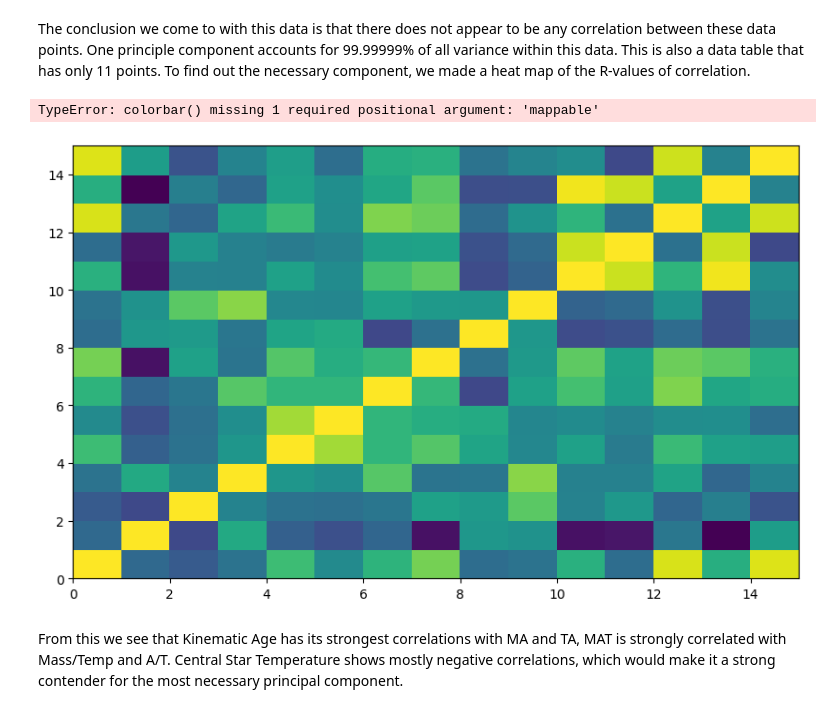
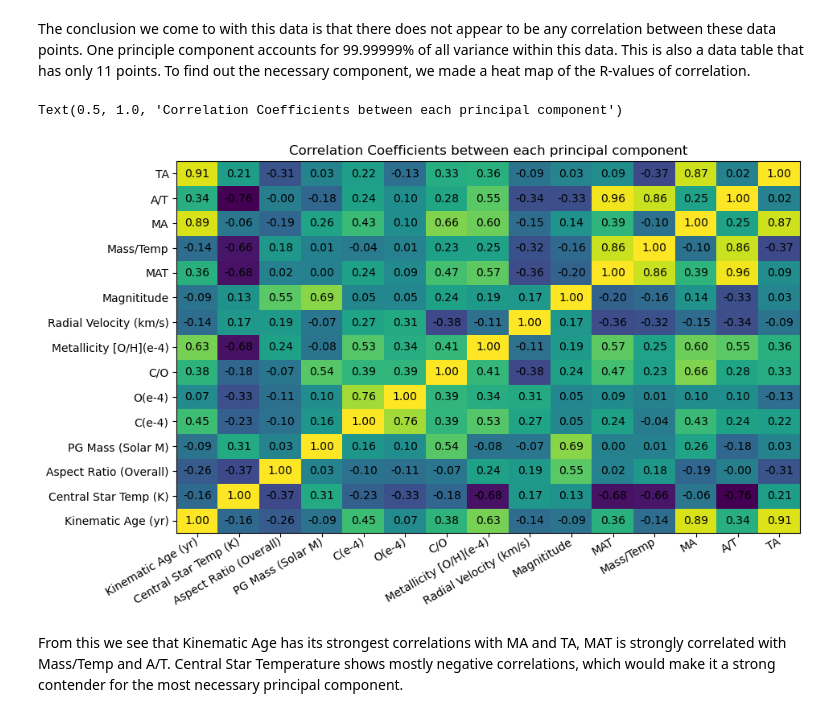
Before and after one commit to astroseandillon/Python-for-data-analysis, a Jupyter notebook: Dillon_Sean_Final_Project.ipynb, the cells around one changed output. Drawn from its saved outputs; the diff is of its cells as text; code cells hidden in the pictures.

```diff
--- a/Dillon_Sean_Final_Project.ipynb
+++ b/Dillon_Sean_Final_Project.ipynb
@@ -189,23 +189,23 @@ The conclusion we come to with this data is that there does not appear to be any
 # %%
 cor_mat = dmatrix.corr(method='pearson')
 
 
 
 fig4, ax4 = plt.subplots(figsize=(10,6))
 ax4.pcolor(cor_mat)
-fig4.colorbar()
+# fig4.colorbar(cor_mat)
 # ax4.tick_params(np.arange(0.5, len(dmatrix.columns), 1), df.columns)
 # plt.xticks(np.arange(0.5, len(dmatrix.columns), 1), df.columns)
 ax4.set_xticks(np.arange(0.5,len(dmatrix.columns),1),labels=dmatrix.columns, rotation=30, rotation_mode='anchor', va='center', ha='right')
 ax4.set_yticks(np.arange(0.5,len(dmatrix.columns),1),labels=dmatrix.columns)
 # plt.setp(ax.get_xticklabels(), rotation=45, ha="right",
 #          rotation_mode="anchor")
 for i in range(len(dmatrix.columns)):
     for j in range(len(dmatrix.columns)):
         ax4.text(j+0.5, i+0.5, "{:.2f}".format(cor_mat.iat[i, j]), ha="center", va="center", color="k")
 ax4.set_title('Correlation Coefficients between each principal component')
 # %% [output]
-TypeError: colorbar() missing 1 required positional argument: 'mappable'
+Text(0.5, 1.0, 'Correlation Coefficients between each principal component')
-[figure, old version]
+[figure, new version]
 # %% [markdown]
 From this we see that Kinematic Age has its strongest correlations with MA and TA, MAT is strongly correlated with Mass/Temp and A/T. Central Star Temperature shows mostly negative correlations, which would make it a strong contender for the most necessary principal component.
```
